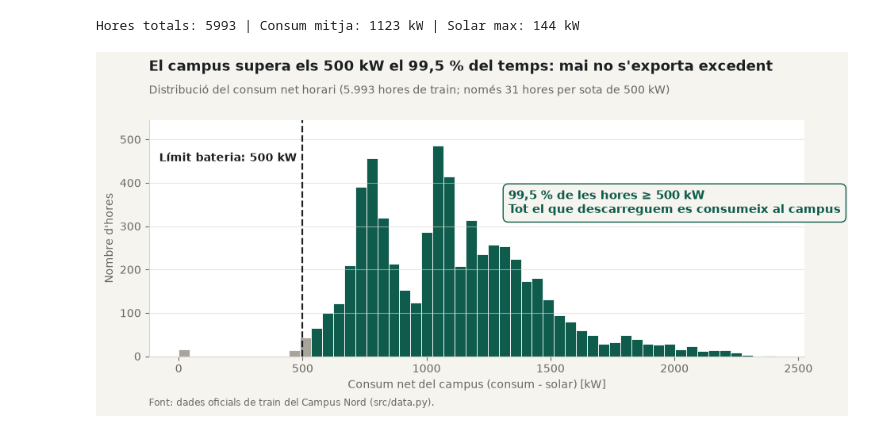
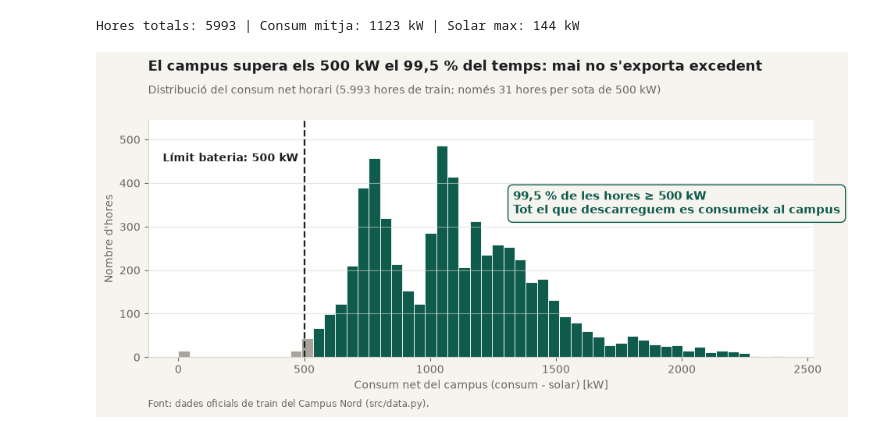
Before and after one commit to adridece/datathon-bateria-equip, a Jupyter notebook: notebooks/01_eda.ipynb, the cells around one changed output. Cells and saved outputs as stored; diff of their text form; code cells hidden in the pictures.

```diff
--- a/notebooks/01_eda.ipynb
+++ b/notebooks/01_eda.ipynb
@@ -62,38 +62,38 @@ Hores totals: 5993 | Consum mitja: 1123 kW | Solar max: 144 kW
 pct_above = (df['net_kw'] >= 500).mean() * 100
 hours_below = int((df['net_kw'] < 500).sum())
 
-fig, ax = plt.subplots(figsize=(9.5, 4.8))
+fig, ax = plt.subplots(figsize=(9.8, 4.9))
 fig.subplots_adjust(left=0.09, right=0.96, top=0.78, bottom=0.16)
 
 bins = np.linspace(0, df['net_kw'].max(), 55)
 counts, edges, patches = ax.hist(df['net_kw'], bins=bins, edgecolor=SURFACE, linewidth=0.6)
 for left, patch in zip(edges[:-1], patches):
     patch.set_facecolor(REF if left < 500 else ACCENT)
 
 ax.set_ylim(0, counts.max() * 1.12)
 ax.axvline(500, color=INK, linestyle='--', linewidth=1.6)
 ax.text(
     475, counts.max() * 0.94,
     'Límit bateria: 500 kW',
     ha='right', va='center', color=INK, fontsize=10, fontweight='bold'
 )
 ax.text(
     1330, counts.max() * 0.68,
     f'{pct_above:.1f} % de les hores ≥ 500 kW\nTot el que descarreguem es consumeix al campus'.replace('.', ','),
     color=ACCENT, fontsize=10.5, fontweight='bold',
     bbox=dict(boxstyle='round,pad=0.45', facecolor=PAPER, edgecolor=ACCENT, linewidth=1)
 )
 
 ax.set_xlabel('Consum net del campus (consum - solar) [kW]')
 ax.set_ylabel("Nombre d'hores")
 fig.text(0.09, 0.91, "El campus supera els 500 kW el 99,5 % del temps: mai no s'exporta excedent", fontsize=13, fontweight='bold')
 fig.text(0.09, 0.85, f'Distribució del consum net horari ({len(df):,} hores de train; només {hours_below} hores per sota de 500 kW)'.replace(',', '.'), fontsize=10, color=MUTED)
 fig.text(0.09, 0.03, 'Font: dades oficials de train del Campus Nord (src/data.py).', fontsize=8.5, color=MUTED)
 
-fig.savefig(FIG_DIR / '01_consum_net_500kw.png')
+fig.savefig(FIG_DIR / '01_consum_net_500kw.png', bbox_inches='tight', pad_inches=0.25)
 plt.show()
 # %% [output]
-[figure, old version]
+[figure, new version]
 # %%
 # Grafic 2 (Diapositiva 5): Simulacio final vs Oracle
 val_df = valid_split(df)
```
Also changed, not shown: parts of 4 cells of this notebook, 5 other files.
